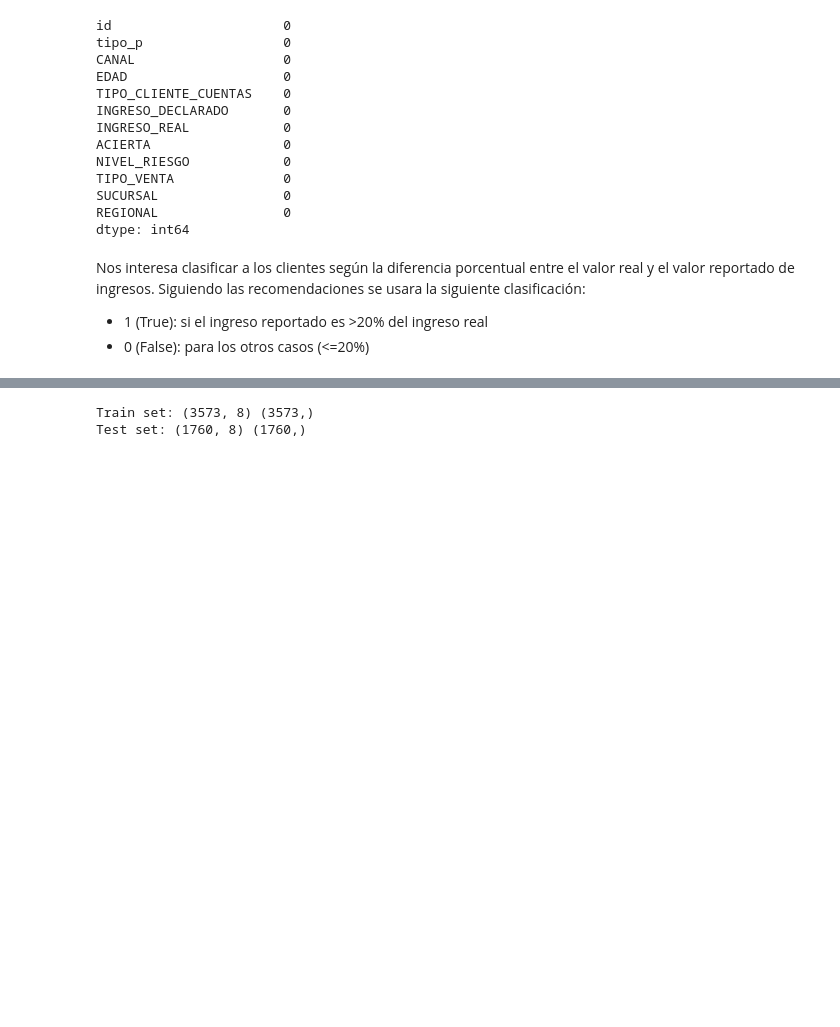
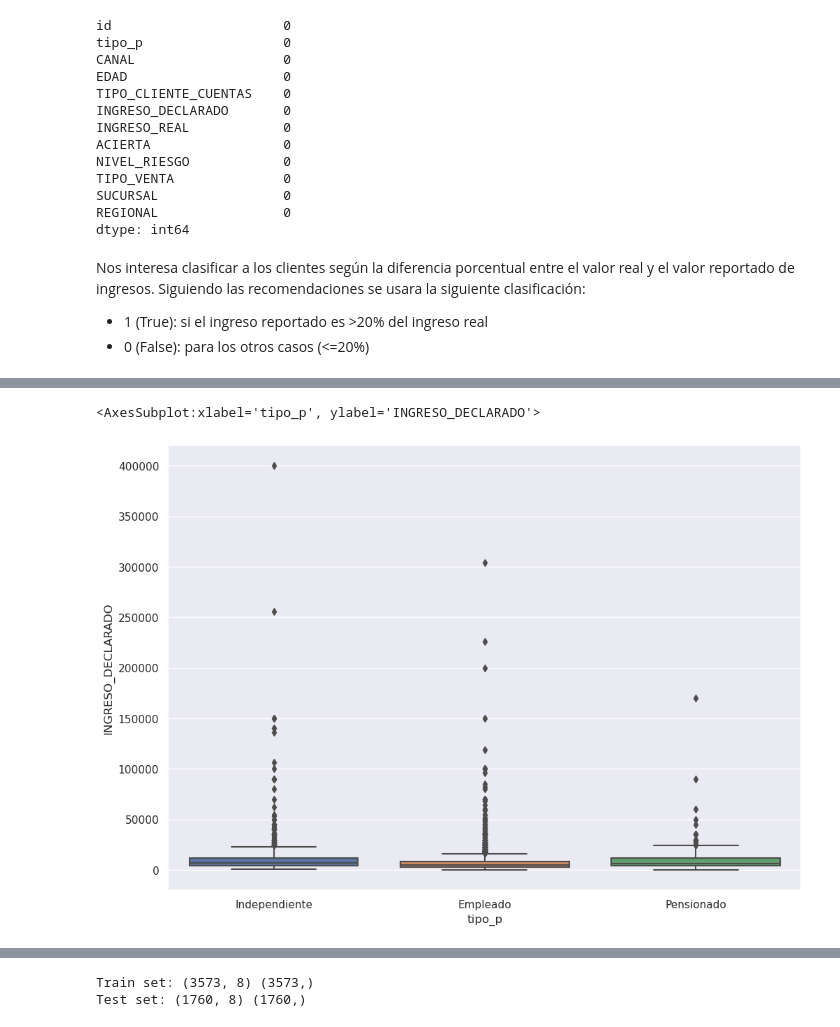
Before and after one commit to JuanseGomezM/Prof_Analysis, a Jupyter notebook: Pro_Analysis_Prueba.ipynb, the cells around one changed output, grey strips where cells are left out. Drawn from its saved outputs; the diff is of its cells as text; code cells hidden in the pictures; blank space fills up the shorter version.

```diff
--- a/Pro_Analysis_Prueba.ipynb
+++ b/Pro_Analysis_Prueba.ipynb
@@ -165,0 +208,5 @@ for i in cc_analytics.index:
+# %%
+sns.boxplot(x="tipo_p", y="INGRESO_DECLARADO", data=cc_analytics)
+# %% [output]
+<AxesSubplot:xlabel='tipo_p', ylabel='INGRESO_DECLARADO'>
+[figure, added]
```
Also changed, not shown: parts of 20 cells of this notebook.
